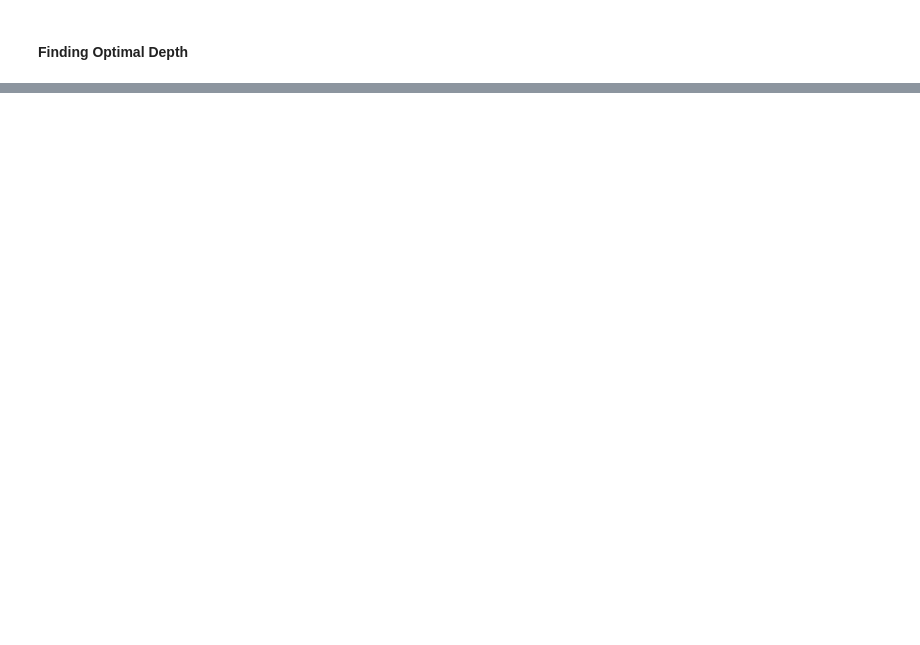
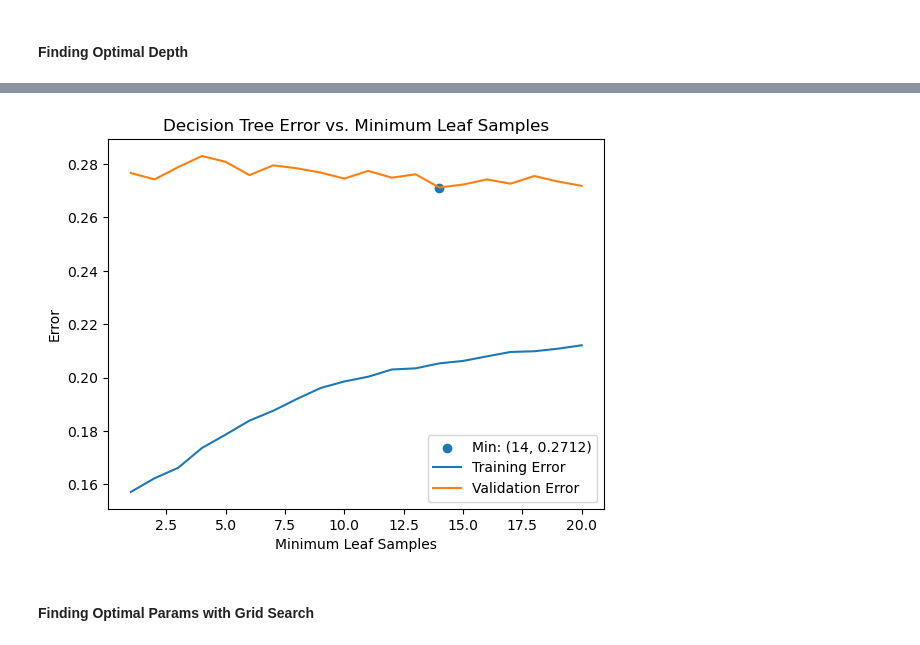
Before and after one commit to codyh587/compsci-178, a Jupyter notebook: decision_tree.ipynb, the cells around one changed output, grey strips where cells are left out. Drawn from its saved outputs; the diff is of its cells as text; code cells hidden in the pictures; blank space fills up the shorter version.

```diff
--- a/decision_tree.ipynb
+++ b/decision_tree.ipynb
@@ -94,0 +178,37 @@ plt.show()
+# %%
+minsamples = [i for i in range(1, 21)]
+minsample_train_errors = []
+minsample_valid_errors = []
+
+def calculate_errors():
+    for minsample in minsamples:
+        clf = DecisionTreeClassifier(max_depth=16, min_samples_leaf=minsample, random_state=seed)
+        clf.fit(train_X, train_y)
+
+        train_pred = clf.predict(train_X)
+        valid_pred = clf.predict(valid_X)
+
+        minsample_train_errors.append(1 - accuracy_score(train_y, train_pred))
+        minsample_valid_errors.append(1 - accuracy_score(valid_y, valid_pred))
+
+calculate_errors()
+# %%
+def plot_errors():
+    min_index = np.argmin(minsample_valid_errors)
+    min_sample = minsamples[min_index]
+    min_error = minsample_valid_errors[min_index]
+
+    plt.scatter(min_sample, min_error, label=f"Min: ({min_sample}, {min_error})")
+    plt.plot(minsamples, minsample_train_errors, label="Training Error")
+    plt.plot(minsamples, minsample_valid_errors, label="Validation Error")
+    plt.title("Decision Tree Error vs. Minimum Leaf Samples")
+    plt.xlabel("Minimum Leaf Samples")
+    plt.ylabel("Error")
+    plt.legend()
+    plt.show()
+
+plot_errors()
+# %% [output]
+[figure, added]
+# %% [markdown]
+#### Finding Optimal Params with Grid Search
```
Also changed, not shown: parts of 13 cells of this notebook.
